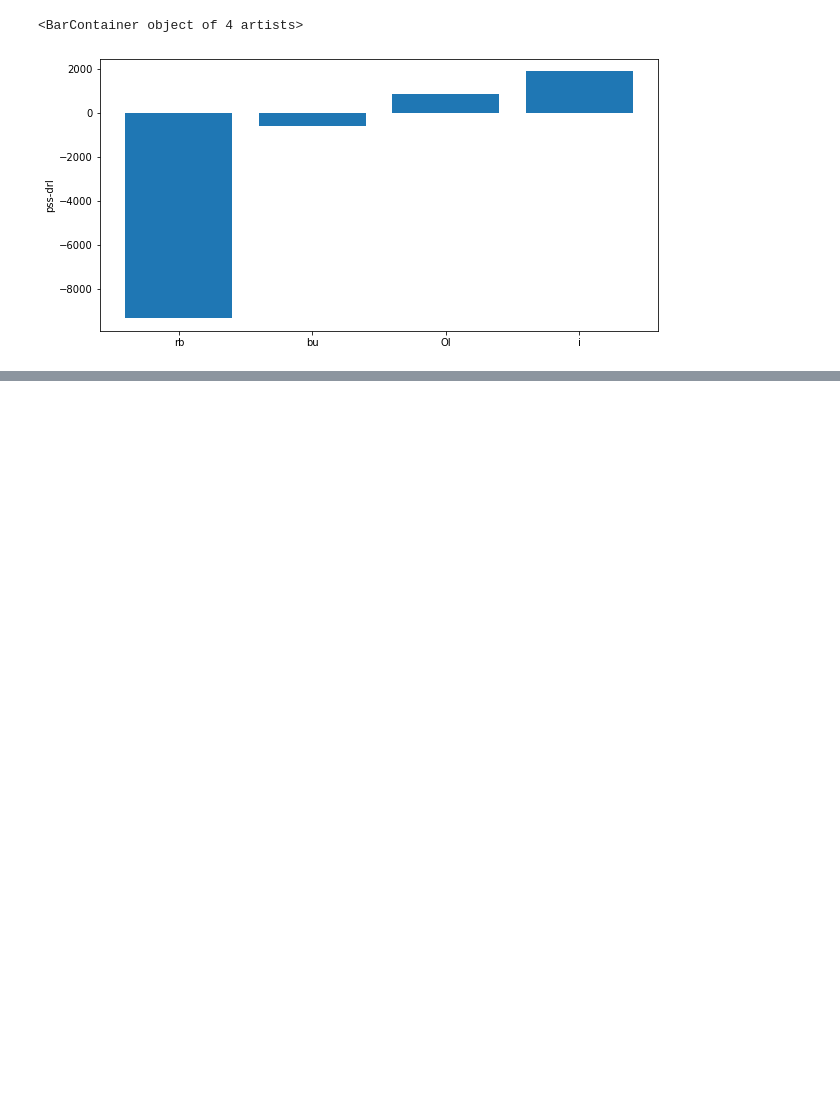
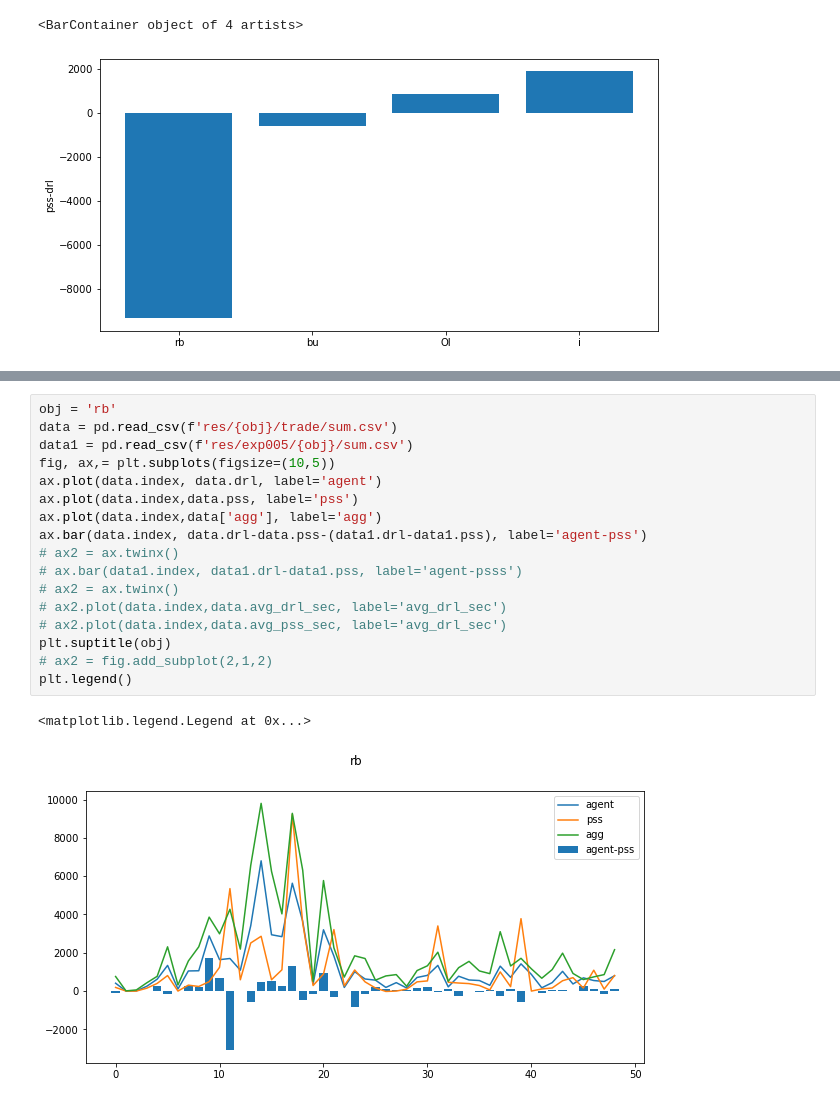
Before and after one commit to irides777/trader, a Jupyter notebook: pic.ipynb, the cells around one changed output, grey strips where cells are left out. Drawn from its saved outputs; the diff is of its cells as text; blank space fills up the shorter version.

```diff
--- a/pic.ipynb
+++ b/pic.ipynb
@@ -256 +274,21 @@ print(data.drl.sum(), data.pss.sum(), data['agg'].sum())
+# %%
+obj = 'rb'
+data = pd.read_csv(f'res/{obj}/trade/sum.csv')
+data1 = pd.read_csv(f'res/exp005/{obj}/sum.csv')
+fig, ax,= plt.subplots(figsize=(10,5))
+ax.plot(data.index, data.drl, label='agent')
+ax.plot(data.index,data.pss, label='pss')
+ax.plot(data.index,data['agg'], label='agg')
+ax.bar(data.index, data.drl-data.pss-(data1.drl-data1.pss), label='agent-pss')
+# ax2 = ax.twinx()
+# ax.bar(data1.index, data1.drl-data1.pss, label='agent-psss')
+# ax2 = ax.twinx()
+# ax2.plot(data.index,data.avg_drl_sec, label='avg_drl_sec')
+# ax2.plot(data.index,data.avg_pss_sec, label='avg_drl_sec')
+plt.suptitle(obj)
+# ax2 = fig.add_subplot(2,1,2)
+plt.legend()
+# %% [output]
+<matplotlib.legend.Legend at 0x...>
+[figure, added]
 # %%
```
Also changed, not shown: parts of 3 cells of this notebook, 3 other files.
